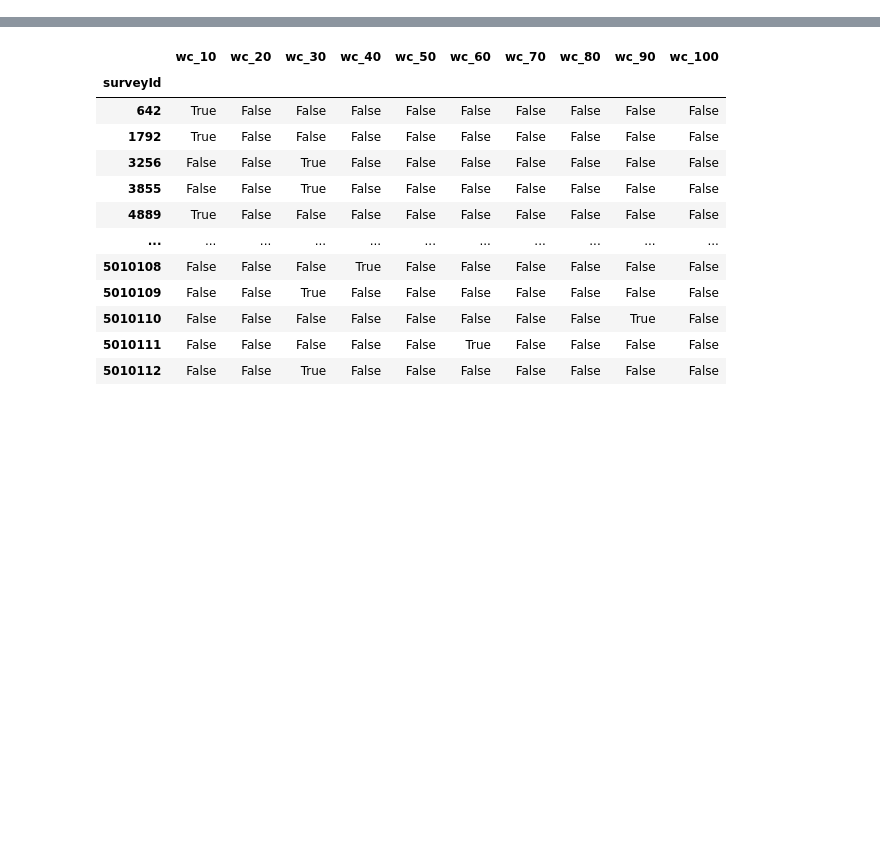
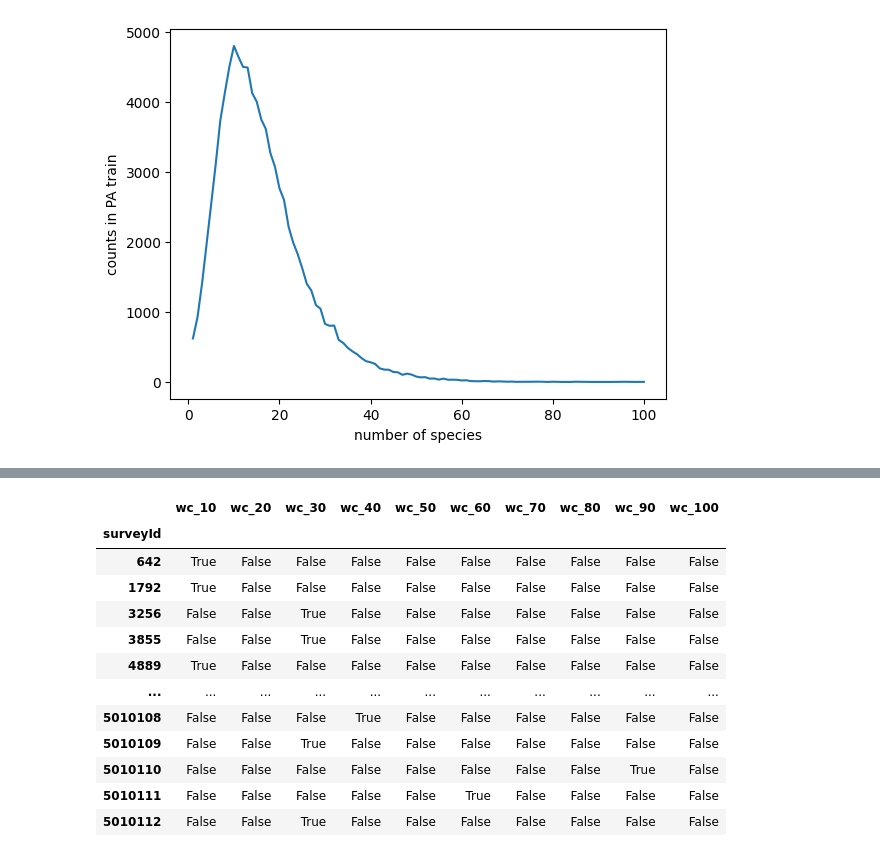
Before and after one commit to gtikhonov/geolifeclef, a Jupyter notebook: prithvi/exploration.ipynb, the cells around one changed output, grey strips where cells are left out. Cells and saved outputs as stored; diff of their text form; code cells hidden in the pictures; blank space fills up the shorter version.

```diff
--- a/prithvi/exploration.ipynb
+++ b/prithvi/exploration.ipynb
@@ -45,0 +30,5 @@ train_metadata
+# %%
+path_data = "/home/gt/DATA/geolifeclef-2025"
+train_metadata = pd.read_csv(os.path.join(path_data, "GLC25_PA_metadata_train.csv"))
+train_metadata['speciesId'] = train_metadata['speciesId'].astype(int)
+train_metadata
@@ -45,0 +55,16 @@ train_metadata
+# %%
+tmp = train_metadata.groupby("surveyId").agg({"surveyId":"first", "lat":"first", "lon":"first", "areaInM2":lambda x: list(x.unique()), "geoUncertaintyInM":lambda x: list(x.unique()), "region":"first", "country":"first", "speciesId":list})
+tmp.rename(columns={"areaInM2": "area", "geoUncertaintyInM": "uncert"}, inplace=True)
+tmp.insert(np.where(tmp.columns=="area")[0][0]+1, "areaList", tmp["area"])
+tmp["area"] = tmp["areaList"].apply(np.mean)
+print((tmp.area == -np.inf).sum(), tmp.area.isna().sum())
+tmp["area"] = tmp["areaList"].apply(lambda x: 1.0 if np.isinf(x).all() else np.mean(x, where=~np.isinf(x)))
+print((tmp.area == -np.inf).sum(), tmp.area.isna().sum())
+tmp['area'].fillna(tmp['area'].mean(), inplace=True)
+print((tmp.area == -np.inf).sum(), tmp.area.isna().sum())
+tmp.insert(np.where(tmp.columns=="uncert")[0][0]+1, "uncertList", tmp["uncert"])
+tmp["uncert"] = tmp["uncert"].apply(np.mean)
+tmp["speciesId"] = tmp["speciesId"].apply(np.sort)
+tmp["spLenOrig"] = tmp["speciesId"].apply(len)
+tmp["spLen"] = tmp["speciesId"].apply(np.unique).apply(len)
+tmp.sort_values(["spLen","area"], ascending=[True,False], inplace=True)
@@ -45,0 +142,9 @@ train_metadata
+# %%
+fig = plt.figure()
+ax = plt.gca()
+plt.plot(tmp.spLen.value_counts(sort=False))
+ax.set_xlabel("number of species")
+ax.set_ylabel("counts in PA train")
+plt.show()
+# %% [output]
+[figure, added]
```
Also changed, not shown: parts of 22 cells of this notebook.
